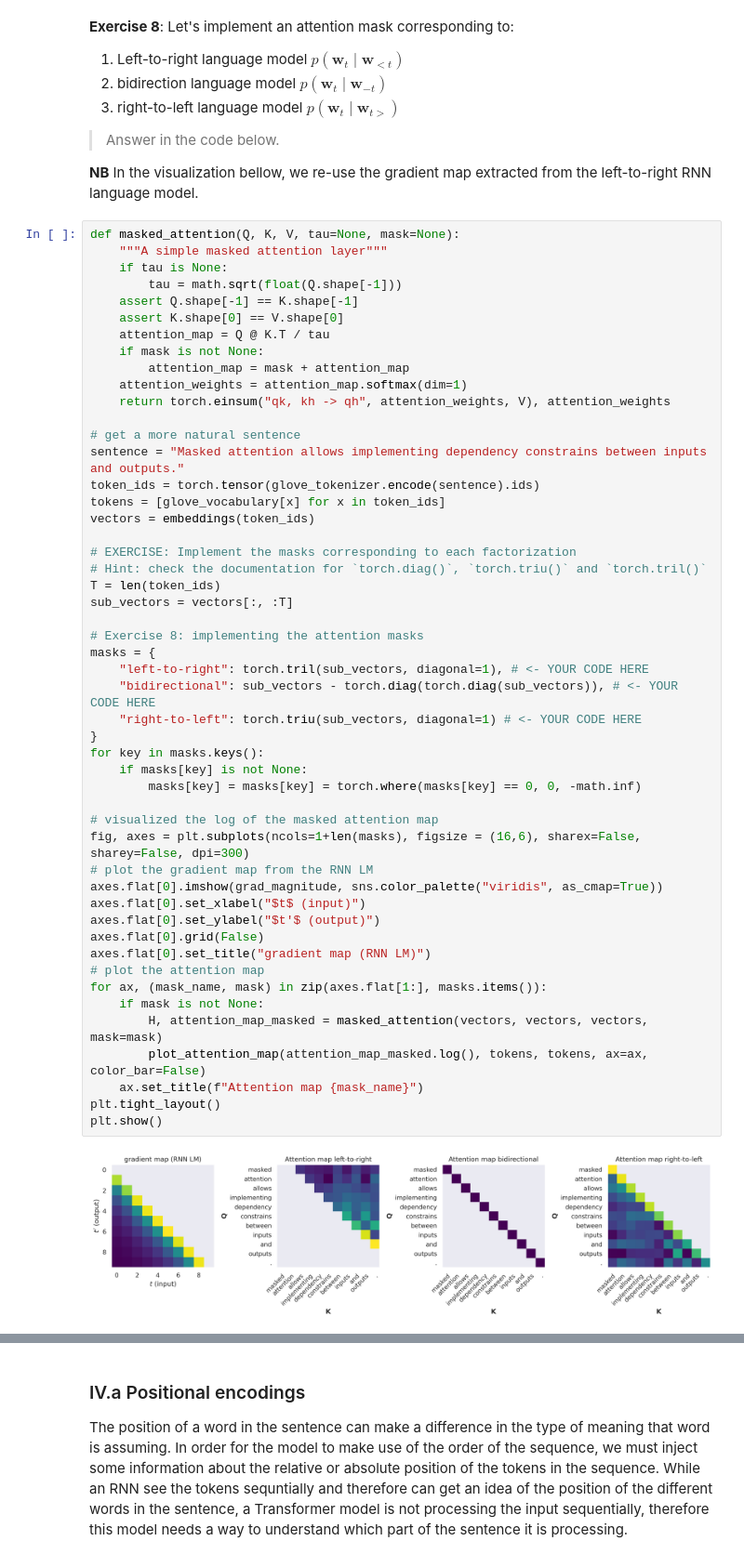
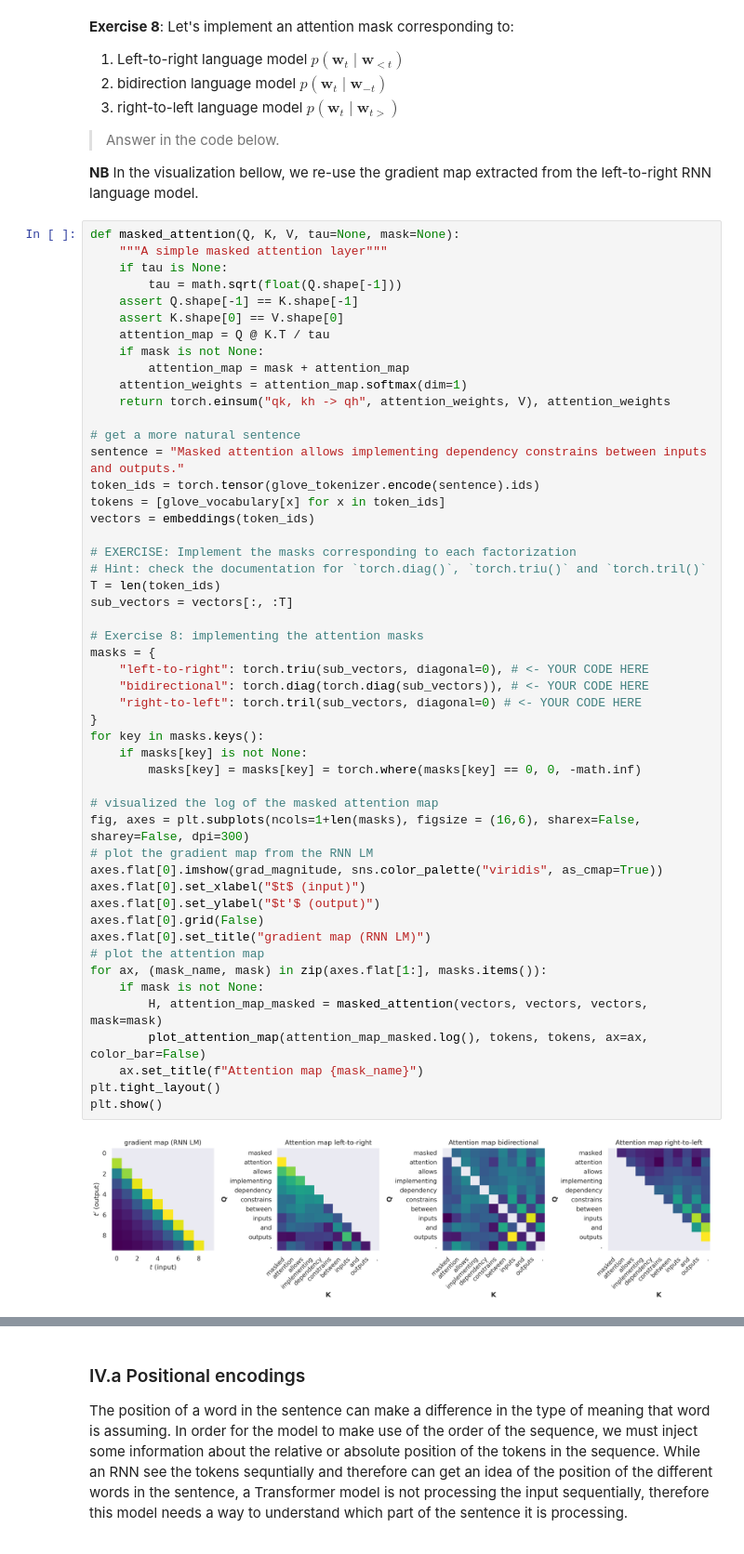
Before and after one commit to eperst/02456-deep-learning-with-PyTorch, a Jupyter notebook: 5_Transformers/5_1_EXE_deep_learning_with_transformers.ipynb, the cells around one changed output, grey strips where cells are left out. Shown at 93% size. Saved outputs shown, nothing was run; the diff lists cells and outputs as text.

```diff
--- a/5_Transformers/5_1_EXE_deep_learning_with_transformers.ipynb
+++ b/5_Transformers/5_1_EXE_deep_learning_with_transformers.ipynb
@@ -966,37 +966,37 @@ vectors = embeddings(token_ids)
 
 # EXERCISE: Implement the masks corresponding to each factorization
 # Hint: check the documentation for `torch.diag()`, `torch.triu()` and `torch.tril()`
 T = len(token_ids)
 sub_vectors = vectors[:, :T]
 
 # Exercise 8: implementing the attention masks
 masks = {
-    "left-to-right": torch.tril(sub_vectors, diagonal=1), # <- YOUR CODE HERE
-    "bidirectional": sub_vectors - torch.diag(torch.diag(sub_vectors)), # <- YOUR CODE HERE
-    "right-to-left": torch.triu(sub_vectors, diagonal=1) # <- YOUR CODE HERE
+    "left-to-right": torch.triu(sub_vectors, diagonal=0), # <- YOUR CODE HERE
+    "bidirectional": torch.diag(torch.diag(sub_vectors)), # <- YOUR CODE HERE
+    "right-to-left": torch.tril(sub_vectors, diagonal=0) # <- YOUR CODE HERE
 }
 for key in masks.keys():
     if masks[key] is not None:
         masks[key] = masks[key] = torch.where(masks[key] == 0, 0, -math.inf)
 
 # visualized the log of the masked attention map
 fig, axes = plt.subplots(ncols=1+len(masks), figsize = (16,6), sharex=False, sharey=False, dpi=300)
 # plot the gradient map from the RNN LM
 axes.flat[0].imshow(grad_magnitude, sns.color_palette("viridis", as_cmap=True))
 axes.flat[0].set_xlabel("$t$ (input)")
 axes.flat[0].set_ylabel("$t'$ (output)")
 axes.flat[0].grid(False)
 axes.flat[0].set_title("gradient map (RNN LM)")
 # plot the attention map
 for ax, (mask_name, mask) in zip(axes.flat[1:], masks.items()):
     if mask is not None:
         H, attention_map_masked = masked_attention(vectors, vectors, vectors, mask=mask)
         plot_attention_map(attention_map_masked.log(), tokens, tokens, ax=ax, color_bar=False)
     ax.set_title(f"Attention map {mask_name}")
 plt.tight_layout()
 plt.show()
 # %% [output]
-[figure, old version]
+[figure, new version]
 # %% [markdown]
 ----
 ## IV. Transformers
```
